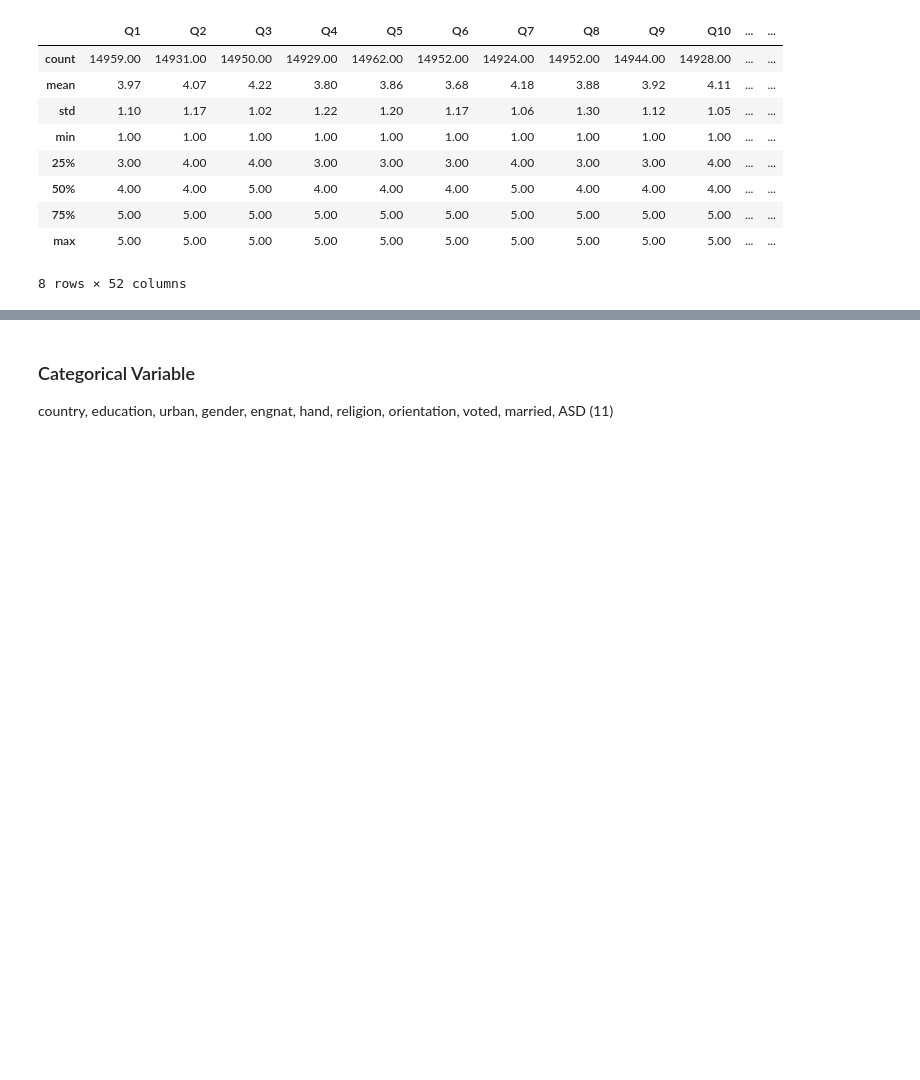
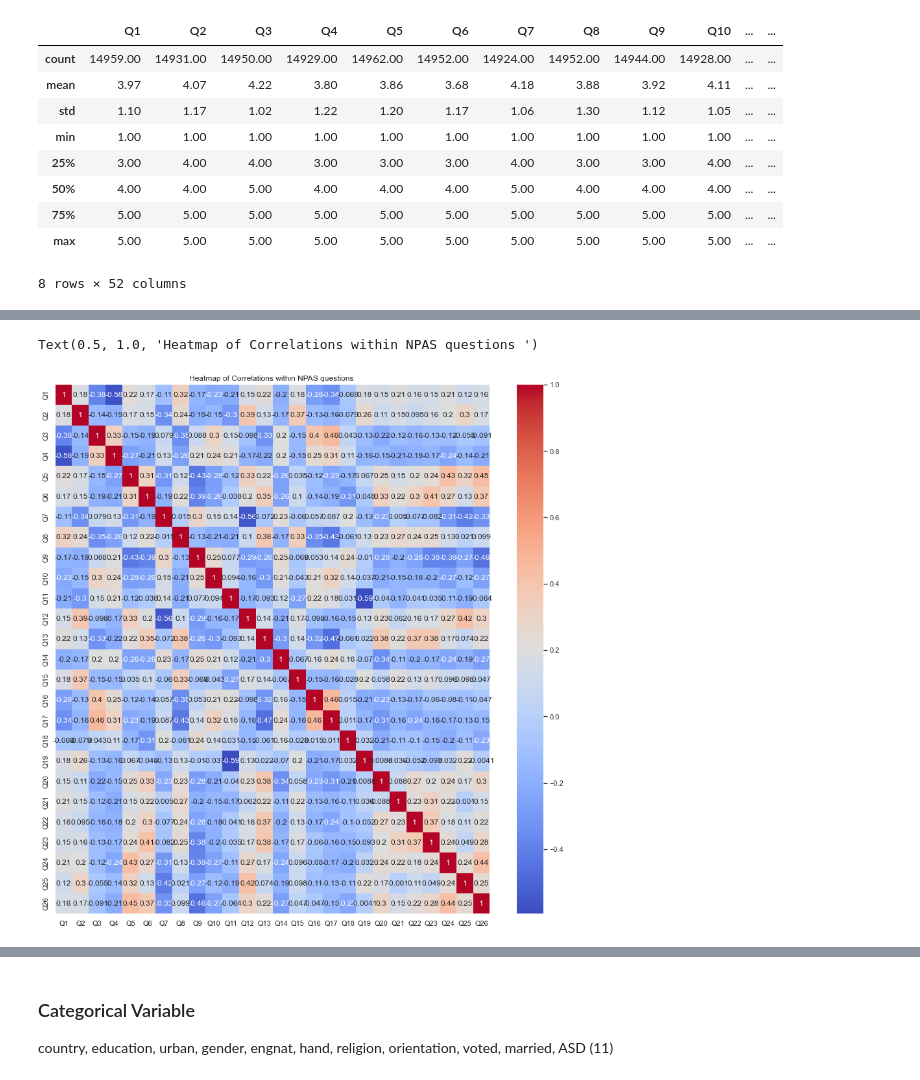
Before and after one commit to Bae-hong-seob/Dacon-SWuniversity-competition, a Jupyter notebook: Dolphin/EDA.ipynb, the cells around one changed output, grey strips where cells are left out. Drawn from its saved outputs; the diff is of its cells as text; code cells hidden in the pictures; blank space fills up the shorter version.

```diff
--- a/Dolphin/EDA.ipynb
+++ b/Dolphin/EDA.ipynb
@@ -191,2 +209,10 @@ neg_cols = ['Q3', 'Q4', 'Q7', 'Q9', 'Q10', 'Q11', 'Q16', 'Q17']
+# %%
+# 헋 ㅣ실발 바뀐다
+sns.set(rc = {'figure.figsize':(15,15)})
+sns.heatmap(q_df[npas_cols].corr(), annot=True, cmap="coolwarm")
+plt.title("Heatmap of Correlations within NPAS questions ")
+# %% [output]
+Text(0.5, 1.0, 'Heatmap of Correlations within NPAS questions ')
+[figure, added]
 # %%
 sns.set(rc = {'figure.figsize':(12,12)})
```
Also changed, not shown: parts of 7 cells of this notebook, 3 other files.
